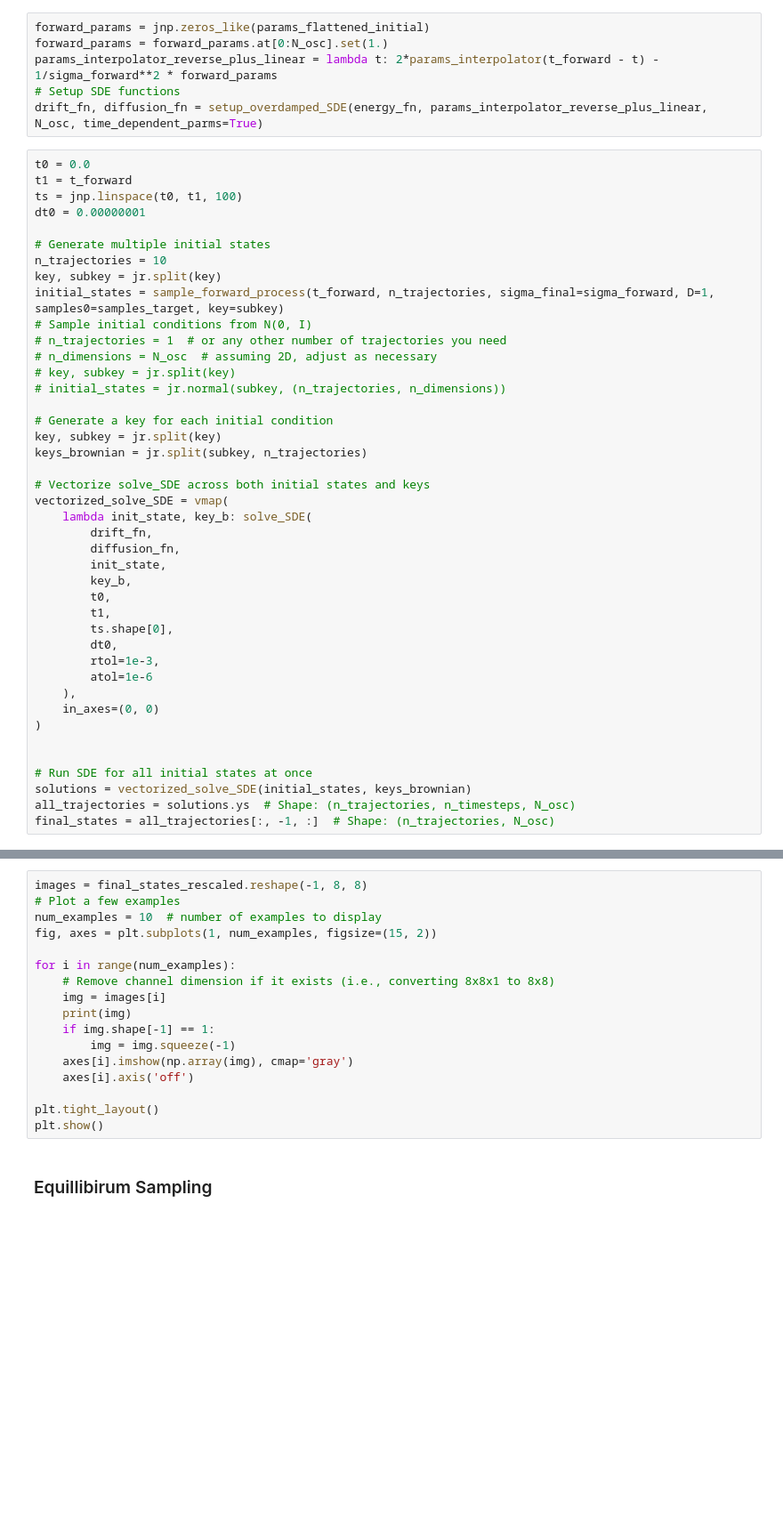
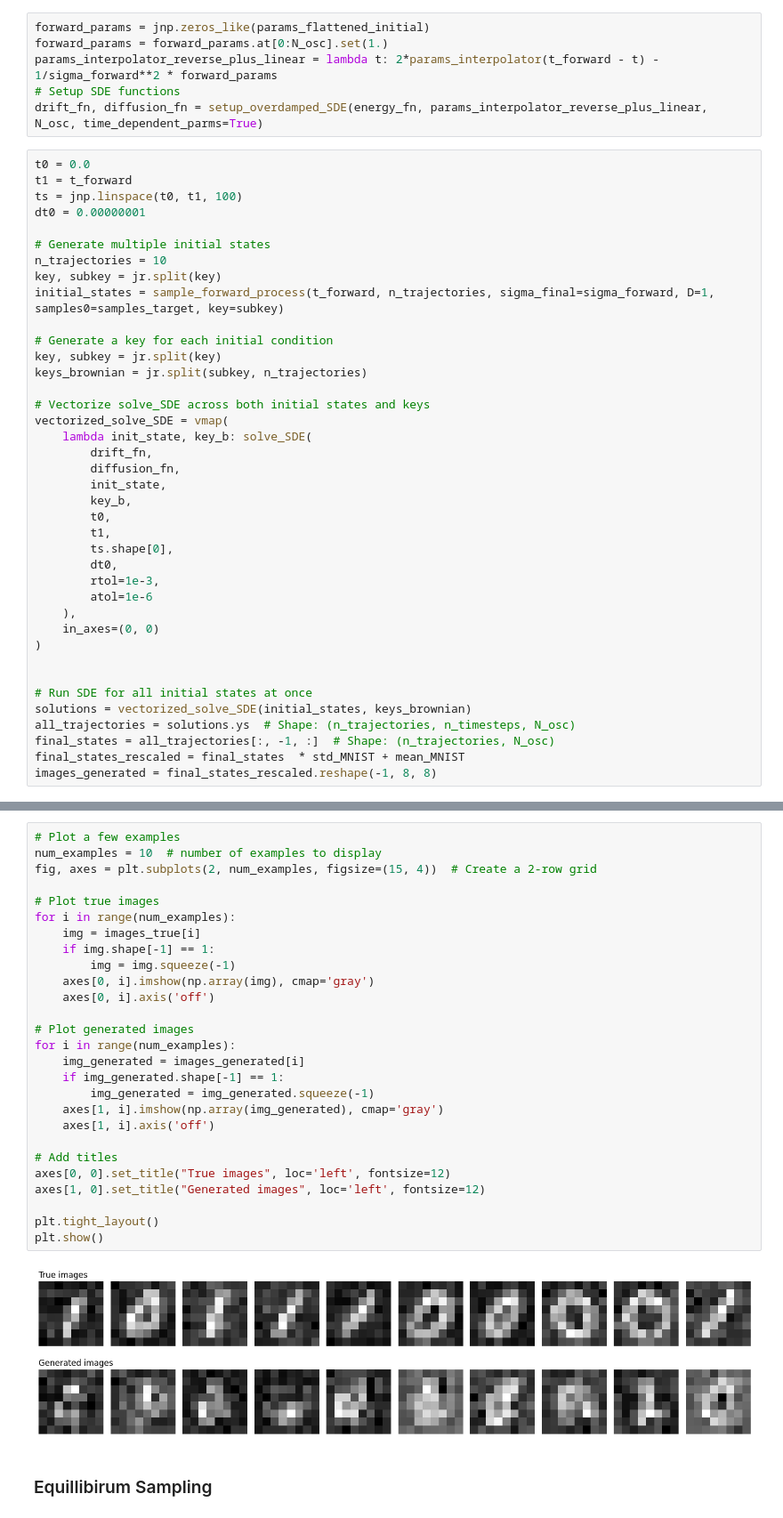
Before and after one commit to cyboesch/oscillator_dev, a Jupyter notebook: mechanical-p-bit/projects/physical-diffusion-models/overdamped-duffing-network-non-equilibirium-MNIST.ipynb, the cells around one changed output, grey strips where cells are left out. Shown at 89% size. Drawn from its saved outputs; the diff is of its cells as text; blank space fills up the shorter version.

```diff
--- a/mechanical-p-bit/projects/physical-diffusion-models/overdamped-duffing-network-non-equilibirium-MNIST.ipynb
+++ b/mechanical-p-bit/projects/physical-diffusion-models/overdamped-duffing-network-non-equilibirium-MNIST.ipynb
@@ -360,11 +464,6 @@ dt0 = 0.00000001
 n_trajectories = 10
 key, subkey = jr.split(key)
 initial_states = sample_forward_process(t_forward, n_trajectories, sigma_final=sigma_forward, D=1, samples0=samples_target, key=subkey)
-# Sample initial conditions from N(0, I)
-# n_trajectories = 1  # or any other number of trajectories you need
-# n_dimensions = N_osc  # assuming 2D, adjust as necessary
-# key, subkey = jr.split(key)
-# initial_states = jr.normal(subkey, (n_trajectories, n_dimensions))
 
 # Generate a key for each initial condition
 key, subkey = jr.split(key)
@@ -392,3 +491,5 @@ vectorized_solve_SDE = vmap(
 solutions = vectorized_solve_SDE(initial_states, keys_brownian)
 all_trajectories = solutions.ys  # Shape: (n_trajectories, n_timesteps, N_osc)
 final_states = all_trajectories[:, -1, :]  # Shape: (n_trajectories, N_osc)
+final_states_rescaled = final_states  * std_MNIST + mean_MNIST
+images_generated = final_states_rescaled.reshape(-1, 8, 8)
@@ -397,20 +498,32 @@ final_states_rescaled = final_states  * std_MNIST + mean_MNIST
 # %%
-images = final_states_rescaled.reshape(-1, 8, 8)
 # Plot a few examples
 num_examples = 10  # number of examples to display
-fig, axes = plt.subplots(1, num_examples, figsize=(15, 2))
+fig, axes = plt.subplots(2, num_examples, figsize=(15, 4))  # Create a 2-row grid
 
+# Plot true images
 for i in range(num_examples):
-    # Remove channel dimension if it exists (i.e., converting 8x8x1 to 8x8)
-    img = images[i]
-    print(img)
+    img = images_true[i]
     if img.shape[-1] == 1:
         img = img.squeeze(-1)
-    axes[i].imshow(np.array(img), cmap='gray')
-    axes[i].axis('off')
+    axes[0, i].imshow(np.array(img), cmap='gray')
+    axes[0, i].axis('off')
+
+# Plot generated images
+for i in range(num_examples):
+    img_generated = images_generated[i]
+    if img_generated.shape[-1] == 1:
+        img_generated = img_generated.squeeze(-1)
+    axes[1, i].imshow(np.array(img_generated), cmap='gray')
+    axes[1, i].axis('off')
+
+# Add titles
+axes[0, 0].set_title("True images", loc='left', fontsize=12)
+axes[1, 0].set_title("Generated images", loc='left', fontsize=12)
 
 plt.tight_layout()
 plt.show()
+# %% [output]
+[figure, added]
 # %% [markdown]
 ### Equillibirum Sampling
 # %%
```
Also changed, not shown: parts of 18 cells of this notebook.
